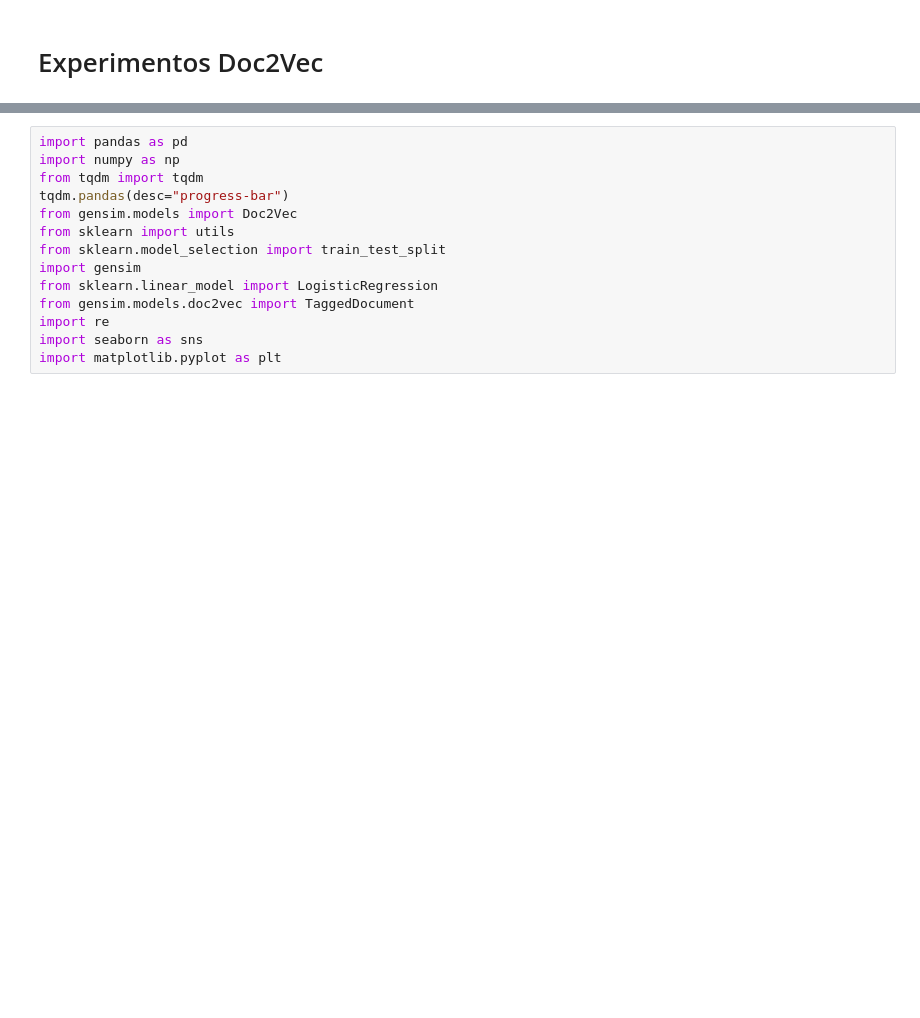
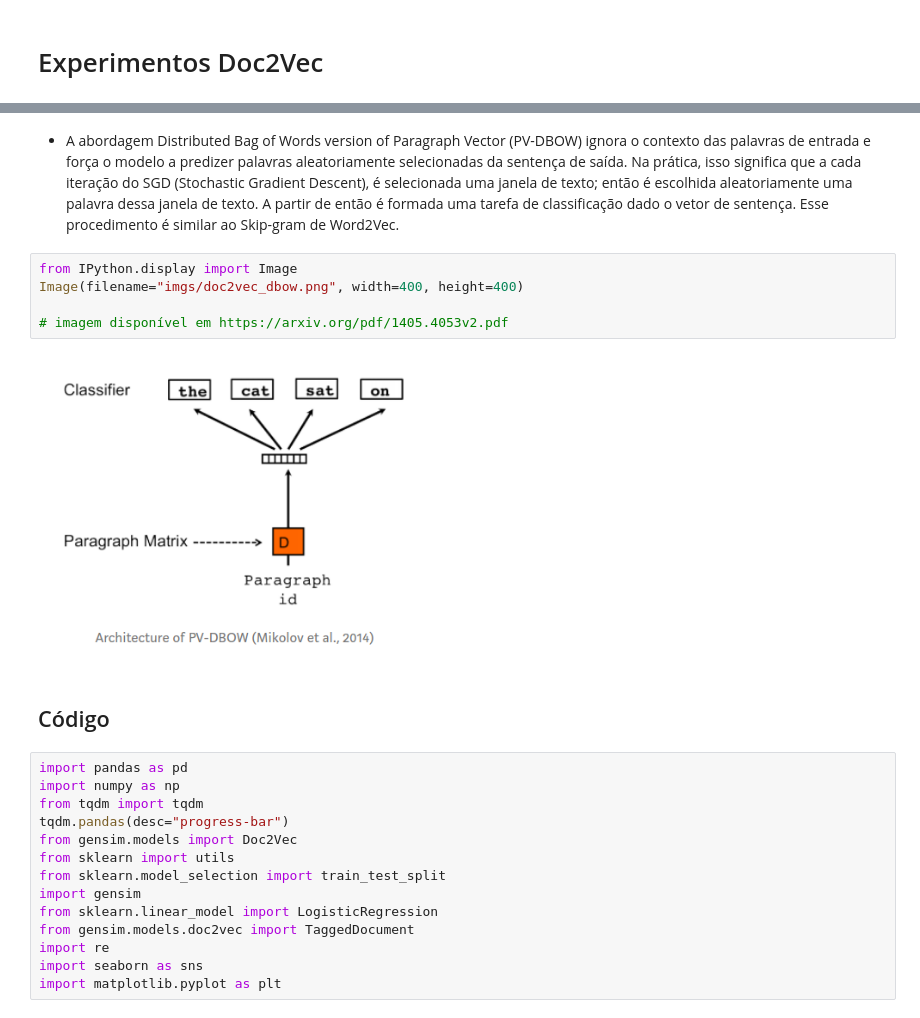
Before and after one commit to giacicunb/text_experiments, a Jupyter notebook: doc2vec_experiments.ipynb, the cells around one changed output, grey strips where cells are left out. Drawn from its saved outputs; the diff is of its cells as text; blank space fills up the shorter version.

```diff
--- a/doc2vec_experiments.ipynb
+++ b/doc2vec_experiments.ipynb
@@ -8,3 +26,14 @@
+# %% [markdown]
+- A abordagem Distributed Bag of Words version of Paragraph Vector (PV-DBOW) ignora o contexto das palavras de entrada e força o modelo a predizer palavras aleatoriamente selecionadas da sentença de saída. Na prática, isso significa que a cada iteração do SGD (Stochastic Gradient Descent), é selecionada uma janela de texto; então é escolhida aleatoriamente uma palavra dessa janela de texto. A partir de então é formada uma tarefa de classificação dado o vetor de sentença. Esse procedimento é similar ao Skip-gram de Word2Vec.
+# %%
+from IPython.display import Image
+Image(filename="imgs/doc2vec_dbow.png", width=400, height=400)
+
+# imagem disponível em https://arxiv.org/pdf/1405.4053v2.pdf
+# %% [output]
+[figure, added]
+# %% [markdown]
+## Código
 # %%
 import pandas as pd
 import numpy as np
```
Also changed, not shown: parts of 4 cells of this notebook, 2 other files.
